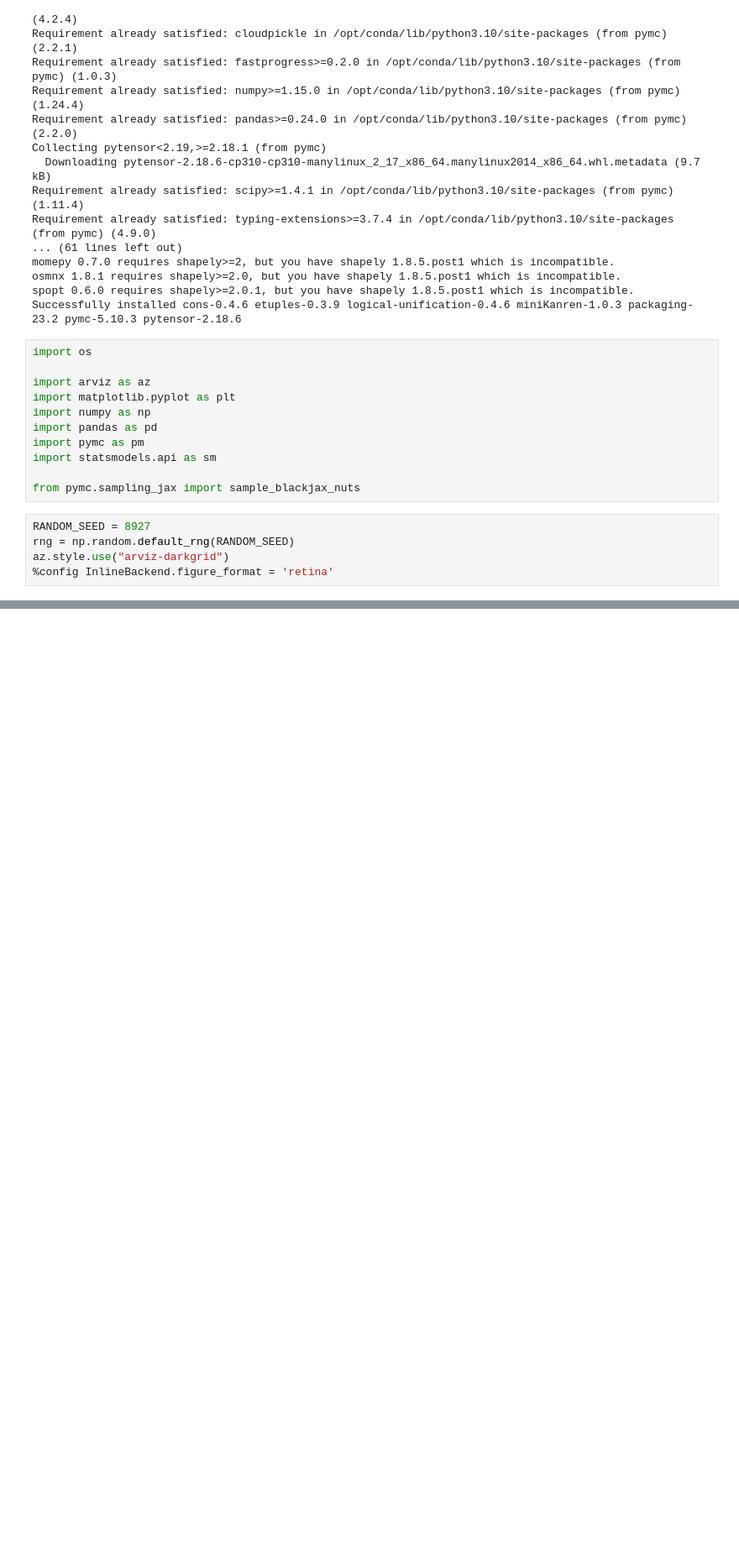
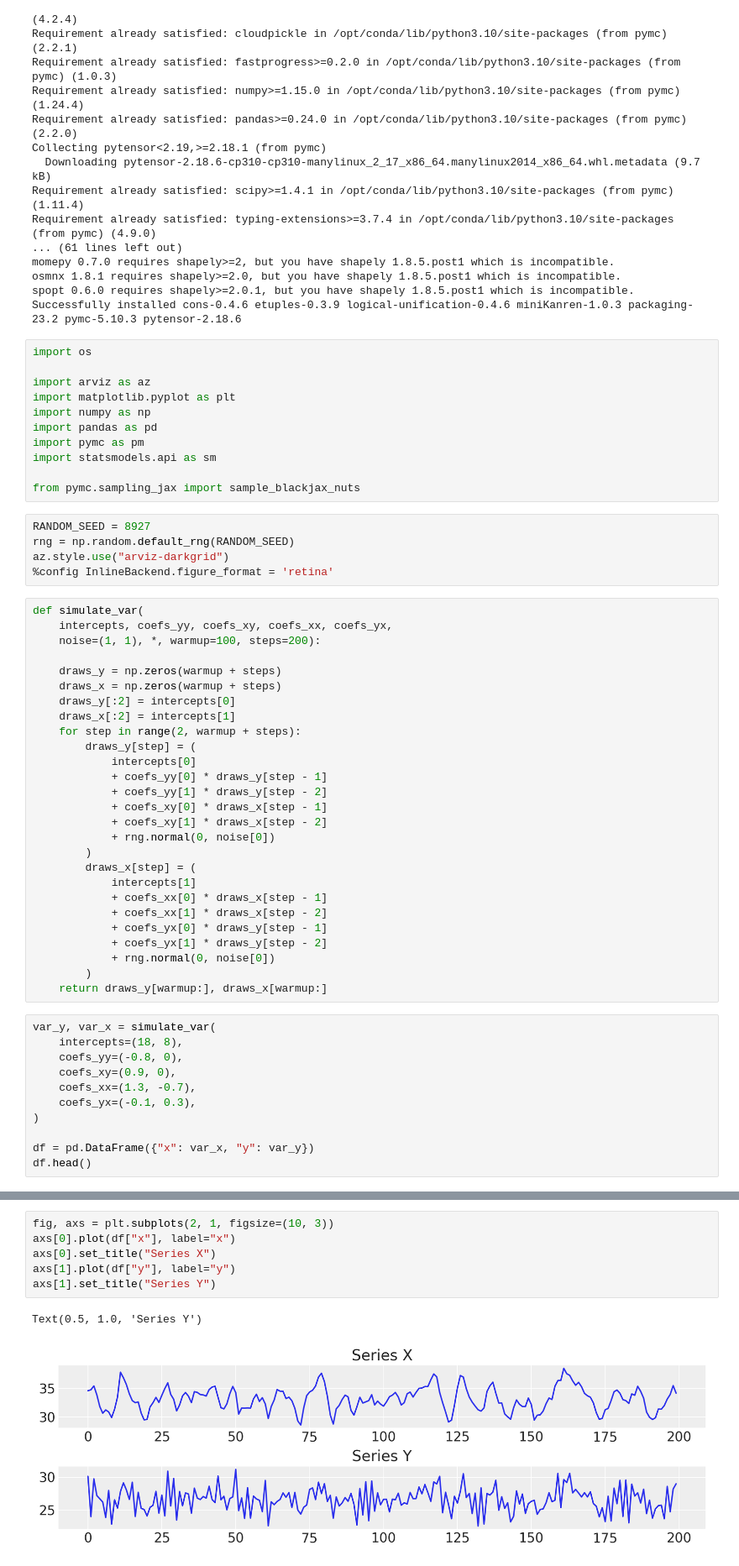
Before and after one commit to styuk/Time-Seriese, a Jupyter notebook: python/bayesianvar.ipynb, the cells around one changed output, grey strips where cells are left out. Shown at 84% size. Drawn from its saved outputs; the diff is of its cells as text; blank space fills up the shorter version.

```diff
--- a/python/bayesianvar.ipynb
+++ b/python/bayesianvar.ipynb
@@ -43,3 +43,41 @@ RANDOM_SEED = 8927
 rng = np.random.default_rng(RANDOM_SEED)
 az.style.use("arviz-darkgrid")
 %config InlineBackend.figure_format = 'retina'
+# %%
+def simulate_var(
+    intercepts, coefs_yy, coefs_xy, coefs_xx, coefs_yx,
+    noise=(1, 1), *, warmup=100, steps=200):
+
+    draws_y = np.zeros(warmup + steps)
+    draws_x = np.zeros(warmup + steps)
+    draws_y[:2] = intercepts[0]
+    draws_x[:2] = intercepts[1]
+    for step in range(2, warmup + steps):
+        draws_y[step] = (
+            intercepts[0]
+            + coefs_yy[0] * draws_y[step - 1]
+            + coefs_yy[1] * draws_y[step - 2]
+            + coefs_xy[0] * draws_x[step - 1]
+            + coefs_xy[1] * draws_x[step - 2]
+            + rng.normal(0, noise[0])
+        )
+        draws_x[step] = (
+            intercepts[1]
+            + coefs_xx[0] * draws_x[step - 1]
+            + coefs_xx[1] * draws_x[step - 2]
+            + coefs_yx[0] * draws_y[step - 1]
+            + coefs_yx[1] * draws_y[step - 2]
+            + rng.normal(0, noise[0])
+        )
+    return draws_y[warmup:], draws_x[warmup:]
+# %%
+var_y, var_x = simulate_var(
+    intercepts=(18, 8),
+    coefs_yy=(-0.8, 0),
+    coefs_xy=(0.9, 0),
+    coefs_xx=(1.3, -0.7),
+    coefs_yx=(-0.1, 0.3),
+)
+
+df = pd.DataFrame({"x": var_x, "y": var_y})
+df.head()
@@ -45,0 +91,9 @@ az.style.use("arviz-darkgrid")
+# %%
+fig, axs = plt.subplots(2, 1, figsize=(10, 3))
+axs[0].plot(df["x"], label="x")
+axs[0].set_title("Series X")
+axs[1].plot(df["y"], label="y")
+axs[1].set_title("Series Y")
+# %% [output]
+Text(0.5, 1.0, 'Series Y')
+[figure, added]
```
Also changed, not shown: parts of 1 cell of this notebook.
